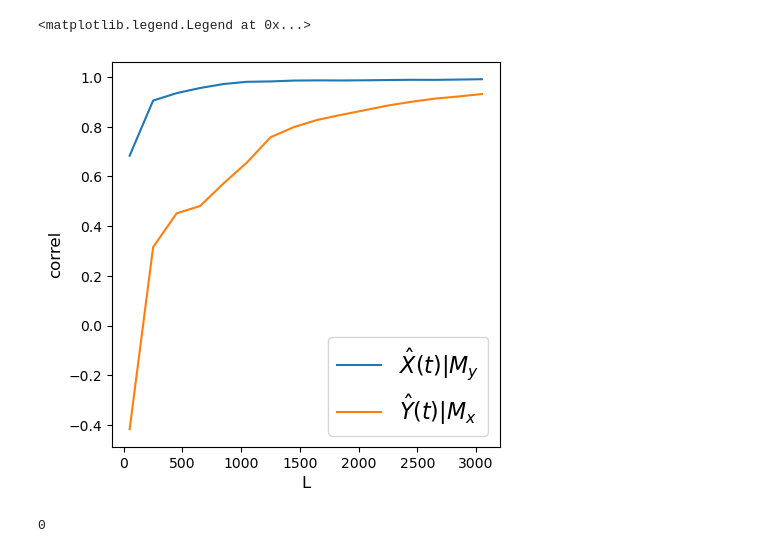
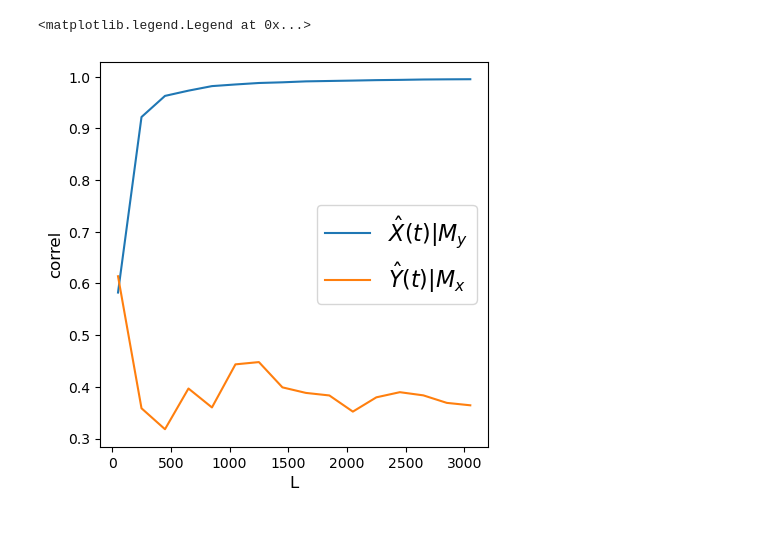
Before and after one commit to Peisong-Zheng/Inso_LGMR, a Jupyter notebook: CCM_from_scratch.ipynb, the cells around one changed output. Saved outputs shown, nothing was run; the diff lists cells and outputs as text; code cells hidden in the pictures.

```diff
--- a/CCM_from_scratch.ipynb
+++ b/CCM_from_scratch.ipynb
@@ -90,53 +90,46 @@ import matplotlib.pyplot as plt
 r_x = 3.8
 r_y = 3.5
 B_xy = 0.02 # effect on x given y (effect of y on x)
-B_yx = 0.1 # effect on y given x (effect of x on y)
+B_yx = 0.3 # effect on y given x (effect of x on y)
 
 X0 = 0.4 # initial val
 Y0 = 0.2 # initial val
 t = 5000 # time steps
 
 
-def func_1(X, Y, r, B):
+def func_bi(X, Y, r, B):
     return X*(r - r*X - B*Y)
 
+def func_uni(X, Y, r, B):
+    return X*(r - r*X)
 
 X = [X0]
 Y = [Y0]
 for i in range(t):
-    X_ = func_1(X[-1], Y[-1], r_x, B_xy)
-    Y_ = func_1(Y[-1], X[-1], r_y, B_yx)
+    X_ = func_uni(X[-1], Y[-1], r_x, B_xy)
+    Y_ = func_bi(Y[-1], X[-1], r_y, B_yx)
     X.append(X_)
     Y.append(Y_)
 
 # Looking at "convergence"
 L_range = range(50, 3200, 200) # L values to test
 tau = 1
 E = 2
 
 Xhat_My, Yhat_Mx = [], [] # correlation list
 for L in L_range:
     ccm_XY = ccm(X, Y, tau, E, L) # define new ccm object # Testing for X -> Y
     ccm_YX = ccm(Y, X, tau, E, L) # define new ccm object # Testing for Y -> X
     Xhat_My.append(ccm_XY.causality()[0])
     Yhat_Mx.append(ccm_YX.causality()[0])
 
 # plot convergence as L->inf. Convergence is necessary to conclude causality
 plt.figure(figsize=(5,5))
 plt.plot(L_range, Xhat_My, label='$\hat{X}(t)|M_y$')
 plt.plot(L_range, Yhat_Mx, label='$\hat{Y}(t)|M_x$')
 plt.xlabel('L', size=12)
 plt.ylabel('correl', size=12)
 plt.legend(prop={'size': 16})
 # %% [output]
 <matplotlib.legend.Legend at 0x...>
-[figure, old version]
+[figure, new version]
-# %%
-# Mx is a random list of 1000 by 3
-Mx = {i: np.random.rand(3) for i in range(1000)}
-
-
-t_vec = [(k, v) for k,v in Mx.items()]
-t_vec[0][0]
-# %% [output]
-0
```
Also changed, not shown: parts of 6 cells of this notebook.
